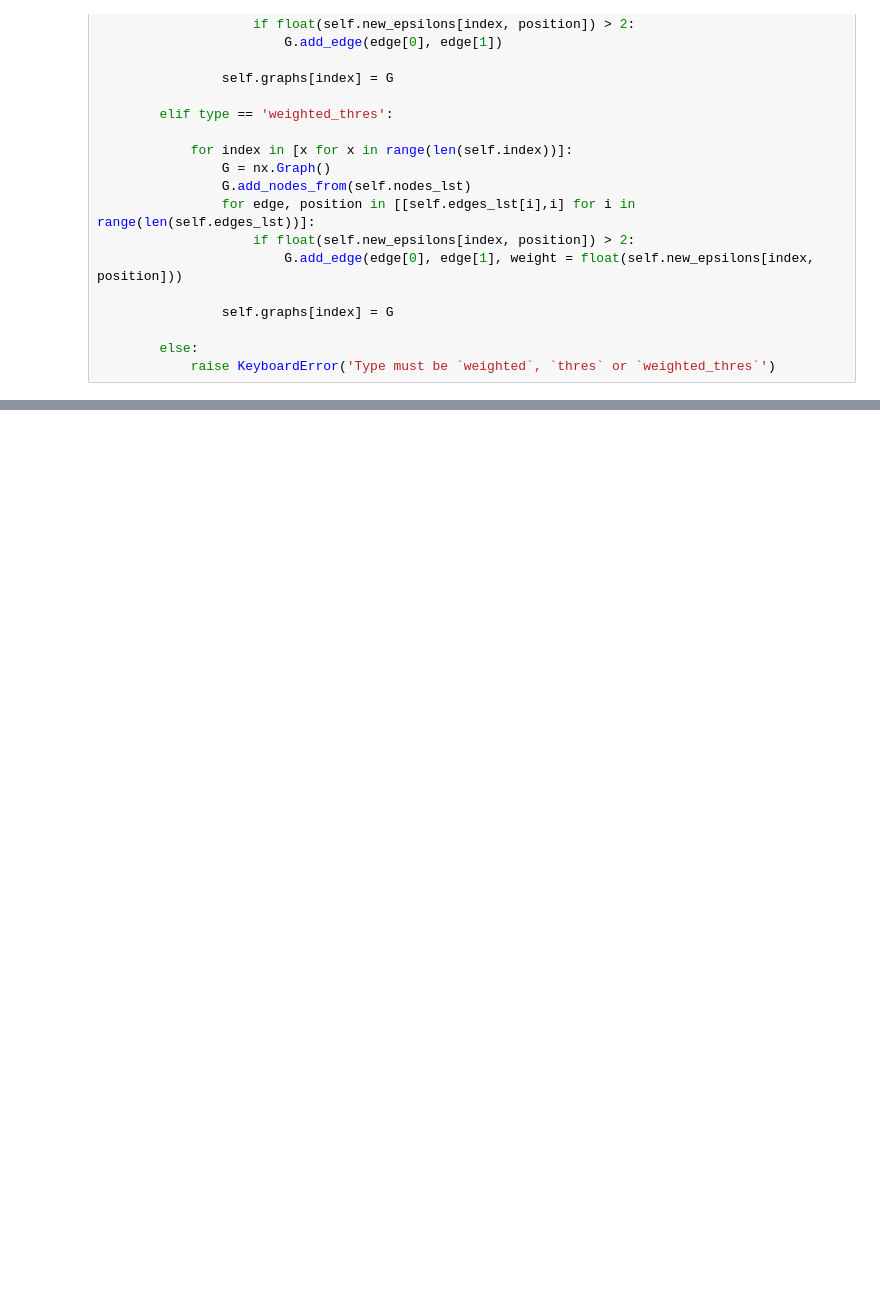
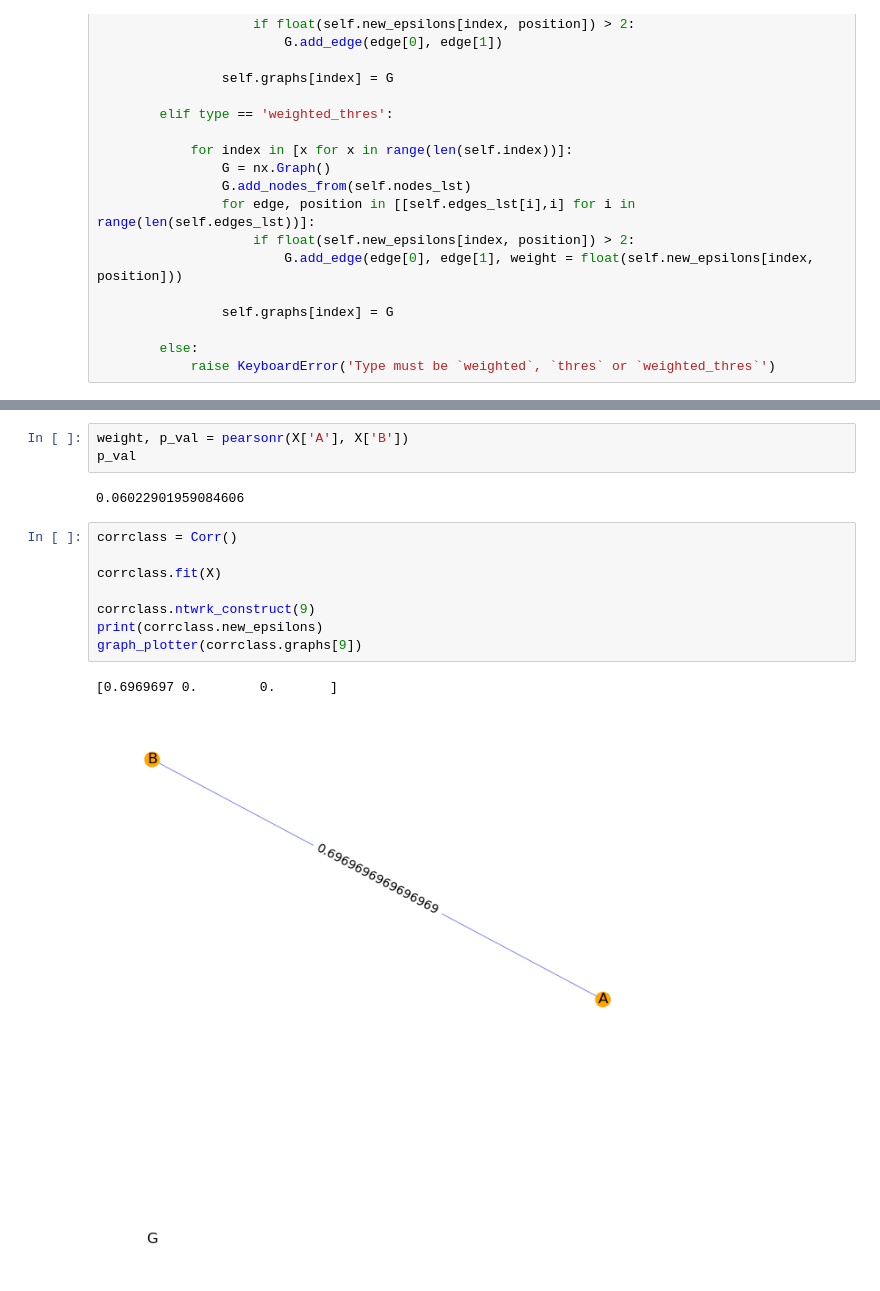
Before and after one commit to aysuvorov/medstats, a Jupyter notebook: Python_scripts/prct_test.ipynb, the cells around one changed output, grey strips where cells are left out. Drawn from its saved outputs; the diff is of its cells as text; blank space fills up the shorter version.

```diff
--- a/Python_scripts/prct_test.ipynb
+++ b/Python_scripts/prct_test.ipynb
@@ -360,0 +399,16 @@ def graph_plotter(
+# %%
+weight, p_val = pearsonr(X['A'], X['B'])
+p_val
+# %% [output]
+0.06022901959084606
+# %%
+corrclass = Corr()
+
+corrclass.fit(X)
+
+corrclass.ntwrk_construct(9)
+print(corrclass.new_epsilons)
+graph_plotter(corrclass.graphs[9])
+# %% [output]
+[0.6969697 0.        0.       ]
+[figure, added]
```
Also changed, not shown: parts of 6 cells of this notebook, 1 other file.
